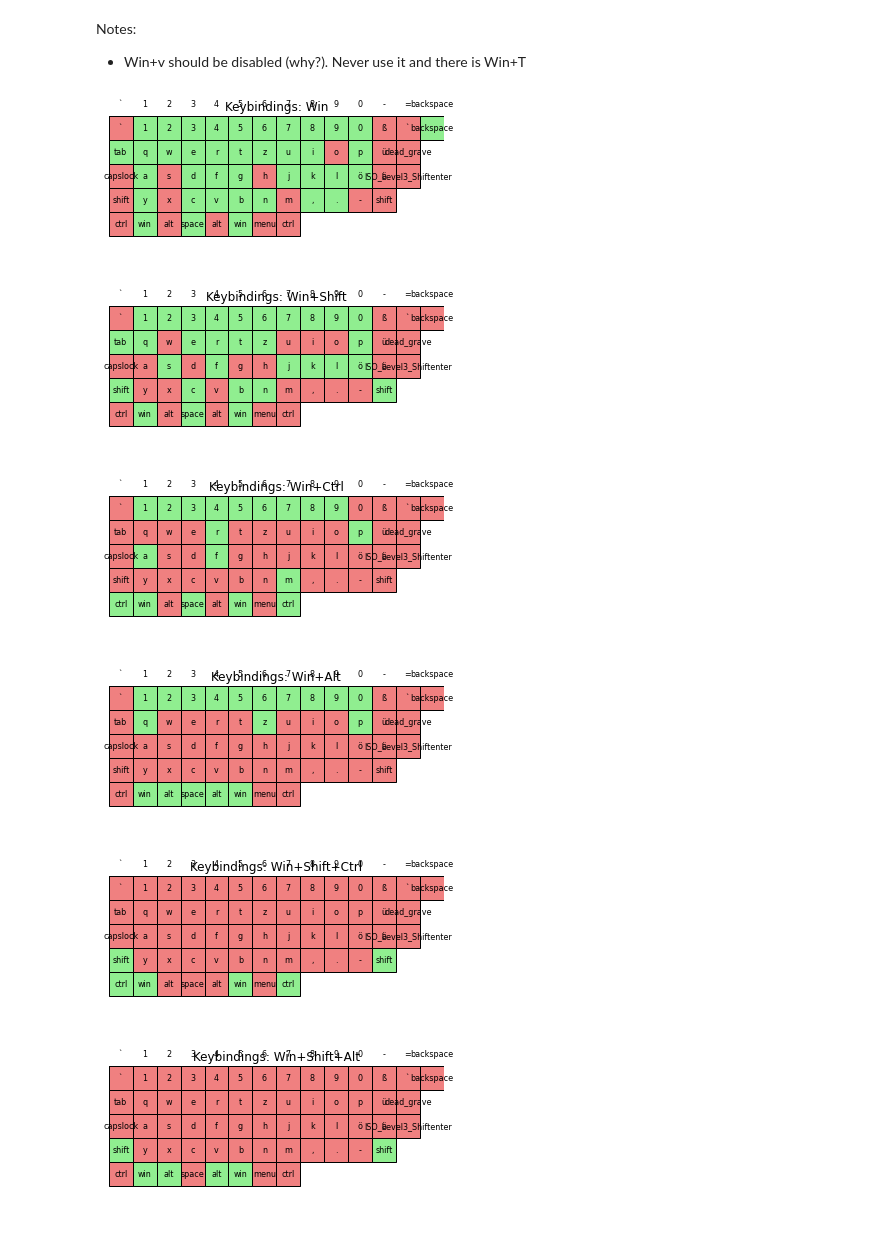
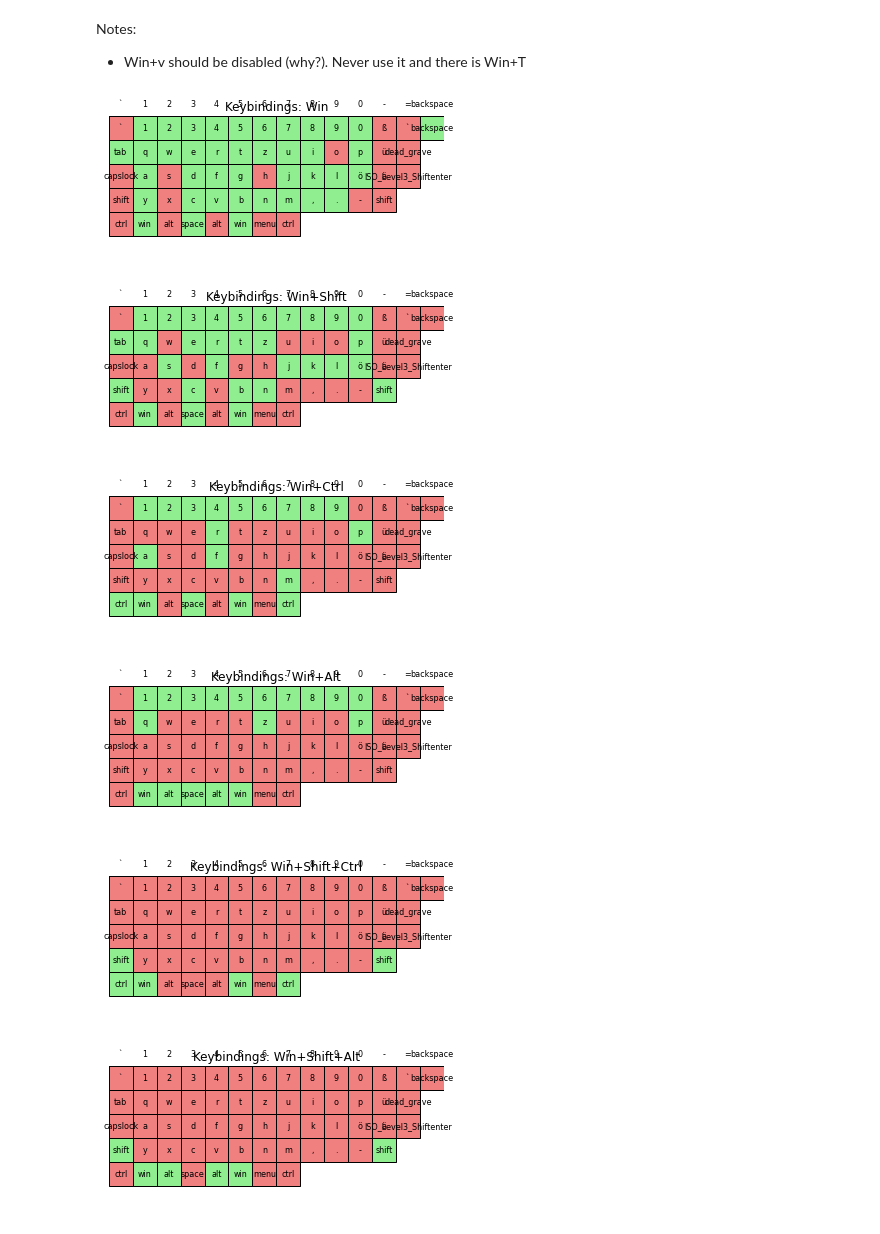
Before and after one commit to sonofhypnos/my-keyboard-layout, a Jupyter notebook: keyboard_layout.ipynb, the cells around one changed output. Saved outputs shown, nothing was run; the diff lists cells and outputs as text; code cells hidden in the pictures.

```diff
--- a/keyboard_layout.ipynb
+++ b/keyboard_layout.ipynb
@@ -191,9 +191,11 @@ keybindings = {
     "Win+c": "exec capture.sh -k 'n'",
     "Win+v": "switch to vertical",
     "Win+a" : "Focus parents",
+    "Win+g": "go to mark",
+    "Win+s": "Scratchpad mode",
+    "Win+m": "mark window",
     #"Win+y": "Focus children", removed
     "Win+y": "copyq menu",
-    "Win+g": "split horizontal",
     "Win+u": "hide all scratchpad" #Hides everything on the scratchpad. The command is kind of long
     #For ß and similar use XKeysim names. You can find (for ß that would be ssharp). You can find them by running "xev" and pressing the corresponding key
 
@@ -228,34 +230,34 @@ def draw_keyboard(layout, bindings, modifiers, title):
     for row in layout:
         x_offset = 0
         for key in row:
             full_binding = f"{modifiers}+{key}" in bindings
             #print(f"{modifiers[0]}+{key}")
             #print(bindings)
             is_modifier = key in modifiers.split("+")
 
             color = mapped_color if (full_binding or is_modifier) else unmapped_color
 
             rect = Rectangle((x_offset, -y_offset), key_width, key_height, facecolor=color, edgecolor="black")
             ax.add_patch(rect)
             plt.text(x_offset + key_width / 2, -y_offset + key_height / 2, key, ha="center", va="center", fontsize=8)
             x_offset += key_width
         y_offset += key_height
 
     ax.set_xlim(0, len(layout[0]))
     ax.set_ylim(-len(layout), 0)
     ax.set_aspect('equal')
     ax.axis('off')
     plt.title(title)
     plt.show()
 
 # Draw keyboard for each modifier combination
 for mod_name, mod_combination in modifier_combinations:
     #mod_list = mod_combination.split('+')
     #mod_list=[mod_name]
     keybindings = {k.lower():v for k,v in keybindings.items()}
     draw_keyboard(keyboard_layout, keybindings, mod_name.lower(), f"Keybindings: {mod_name}")
 # %% [output]
-[figure, old version]
+[figure, new version]
 [figure]
 [figure]
 [figure]
```
